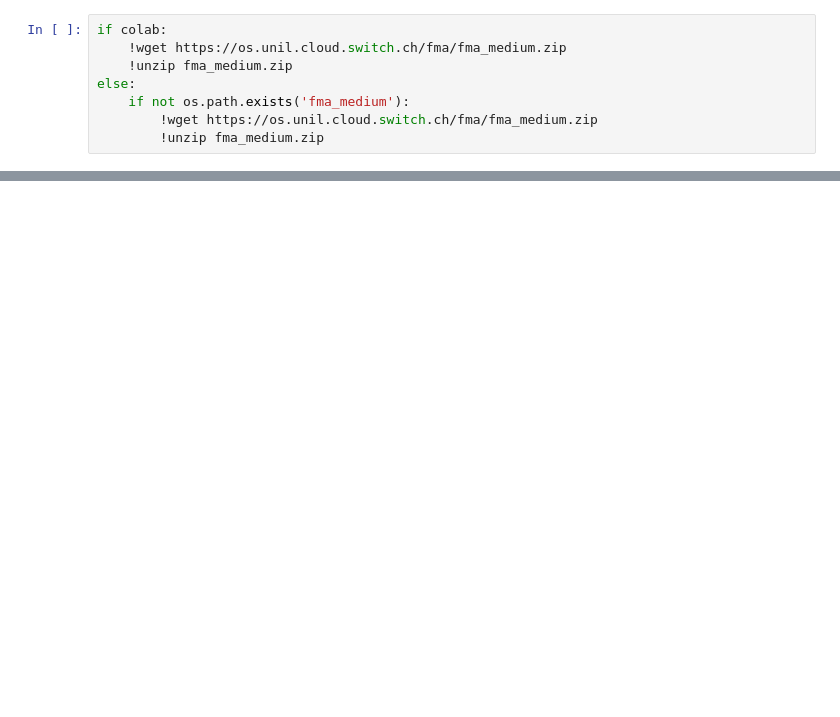
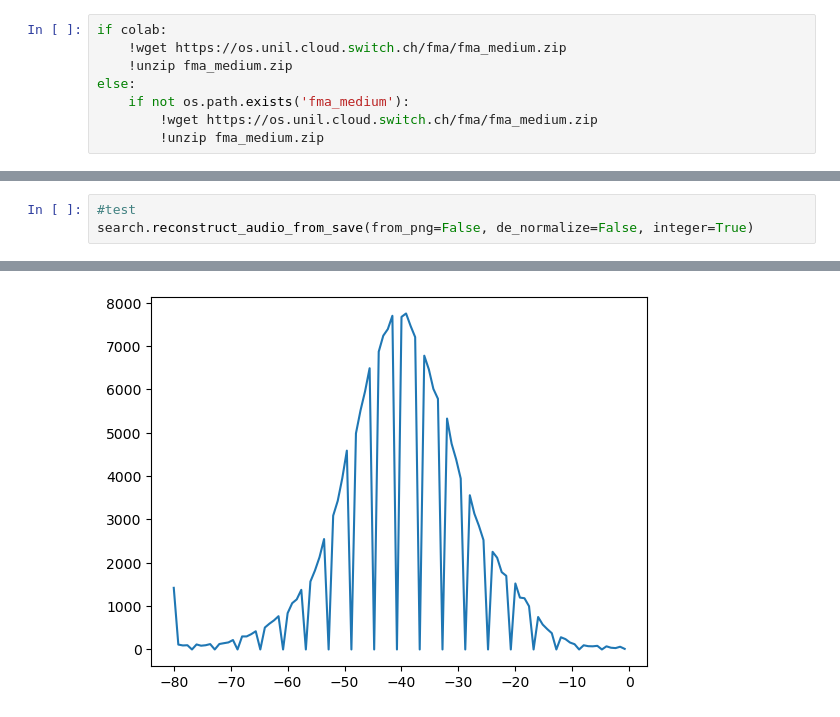
Before and after one commit to smoothjazzuser/VQ-VAE-Search, a Jupyter notebook: audio_to_mel_spec.ipynb, the cells around one changed output, grey strips where cells are left out. Drawn from its saved outputs; the diff is of its cells as text; blank space fills up the shorter version.

```diff
--- a/audio_to_mel_spec.ipynb
+++ b/audio_to_mel_spec.ipynb
@@ -247,0 +301,4 @@ search.play_audio(aud)
+# %%
+#test
+search.reconstruct_audio_from_save(from_png=False, de_normalize=False, integer=True)
+# %% [output]
@@ -247,0 +306 @@ search.play_audio(aud)
+[figure, added]
```
Also changed, not shown: parts of 10 cells of this notebook.
